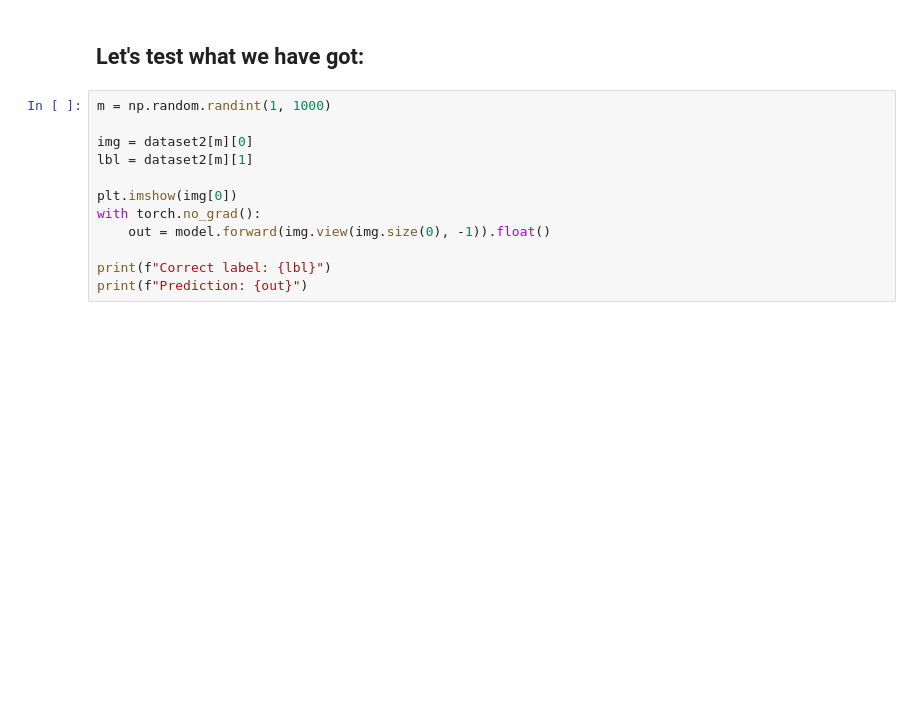
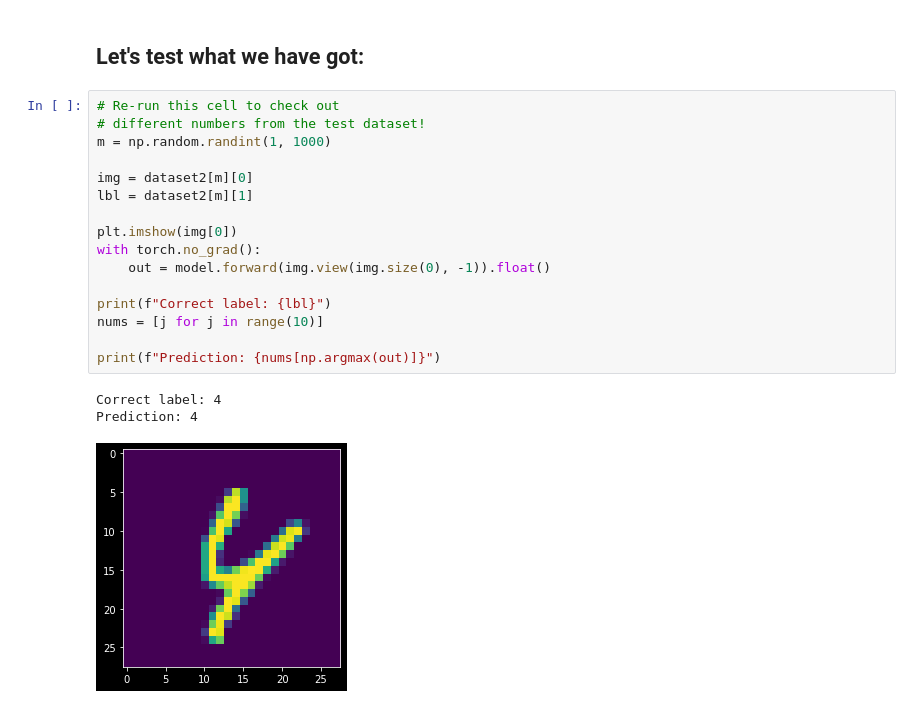
Before and after one commit to alex-bochkarev/ML-SMTB-2022, a Jupyter notebook: T4-NN-MNIST.ipynb, the cells around one changed output. Cells and saved outputs as stored; diff of their text form; blank space fills up the shorter version.

```diff
--- a/T4-NN-MNIST.ipynb
+++ b/T4-NN-MNIST.ipynb
@@ -100,14 +139,22 @@ Epoch [140] Loss: 327.903
 # %% [markdown]
 ## Let's test what we have got:
 # %%
+# Re-run this cell to check out
+# different numbers from the test dataset!
 m = np.random.randint(1, 1000)
 
 img = dataset2[m][0]
 lbl = dataset2[m][1]
 
 plt.imshow(img[0])
 with torch.no_grad():
     out = model.forward(img.view(img.size(0), -1)).float()
 
 print(f"Correct label: {lbl}")
-print(f"Prediction: {out}")
+nums = [j for j in range(10)]
+
+print(f"Prediction: {nums[np.argmax(out)]}")
+# %% [output]
+Correct label: 4
+Prediction: 4
+[figure, added]
```
Also changed, not shown: parts of 16 cells of this notebook, 14 other files.
